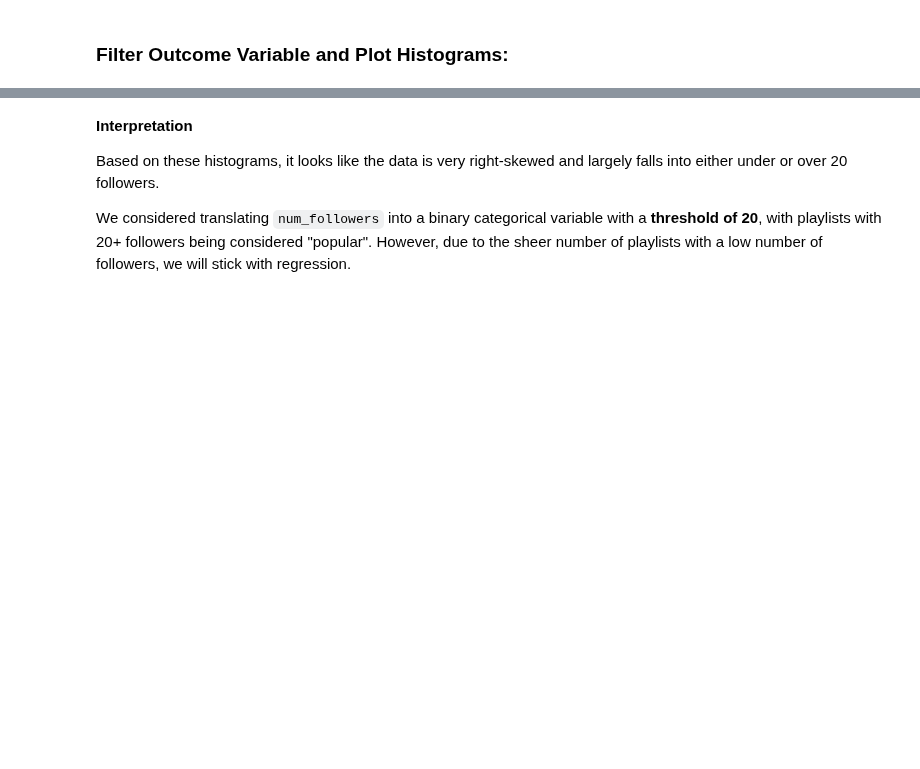
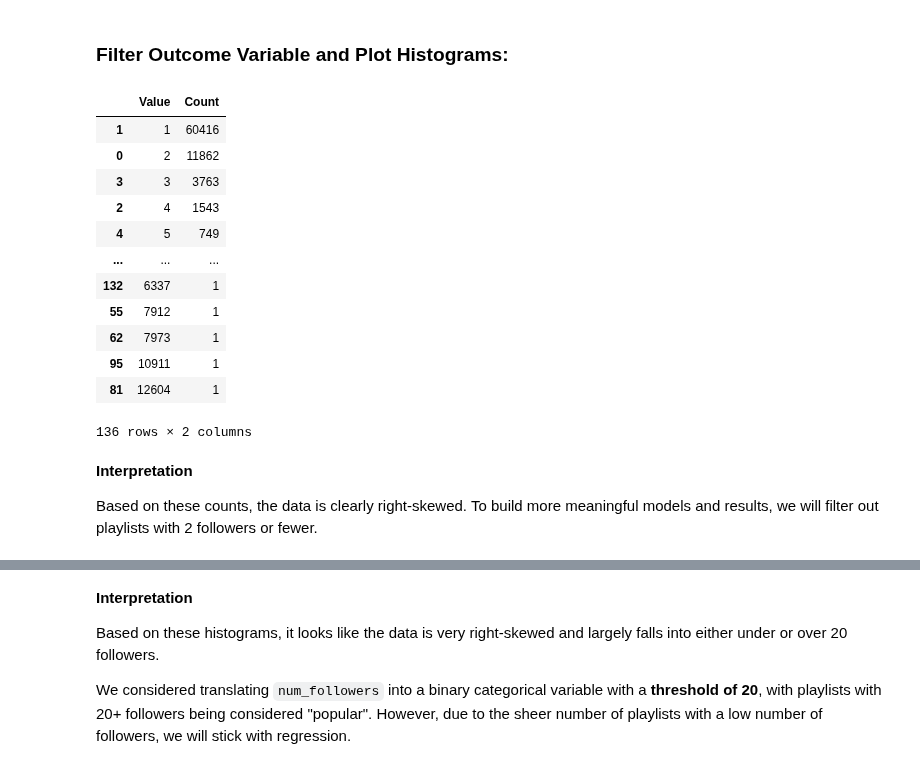
Before and after one commit to danielagarcia319/cs109a-final-project, a Jupyter notebook: Milestone_3.ipynb, the cells around one changed output, grey strips where cells are left out. Saved outputs shown, nothing was run; the diff lists cells and outputs as text; code cells hidden in the pictures; blank space fills up the shorter version.

Commit message:
Filter outcome variable

```diff
--- a/Milestone_3.ipynb
+++ b/Milestone_3.ipynb
@@ -143,5 +140,27 @@ X_train, X_test, y_train, y_test = train_test_split(X_data, y_data, train_size =
 ## Exploratory Data Analysis
 # %% [markdown]
 ### Filter Outcome Variable and Plot Histograms:
+# %%
+# compute sums of numbers of followers to determine filtering threshold
+count_y_train = dict(Counter(y_train_orig))
+pd.DataFrame(zip(count_y_train.keys(), count_y_train.values()), columns = ["Value", "Count"]).sort_values("Value")
+# %% [output]
+|  | Value | Count |
+| 1 | 1 | 60416 |
+| 0 | 2 | 11862 |
+| 3 | 3 | 3763 |
+| 2 | 4 | 1543 |
+| 4 | 5 | 749 |
+| ... | ... | ... |
+| 132 | 6337 | 1 |
+| 55 | 7912 | 1 |
+| 62 | 7973 | 1 |
+| 95 | 10911 | 1 |
+| 81 | 12604 | 1 |
+136 rows × 2 columns
+# %% [markdown]
+**Interpretation**
+
+Based on these counts, the data is clearly right-skewed. To build more meaningful models and results, we will filter out playlists with 2 followers or fewer.
 # %%
 # filter outcome variable
```
Also changed, not shown: parts of 32 cells of this notebook.
